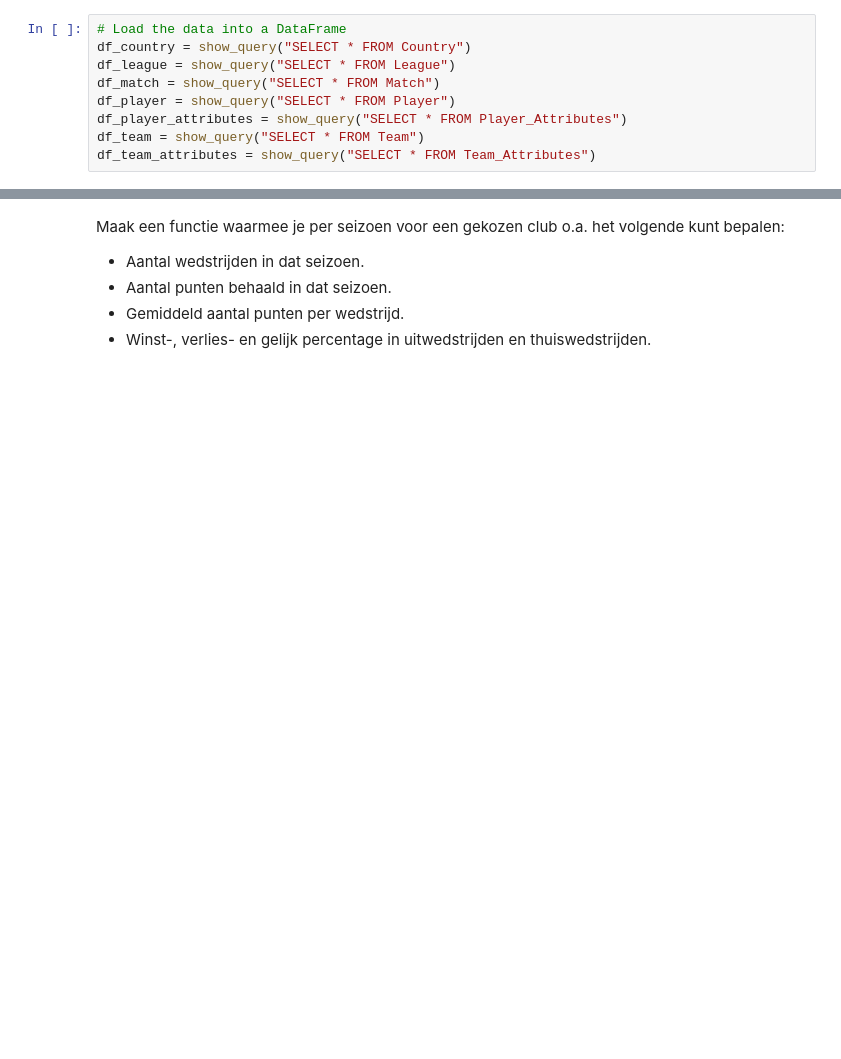
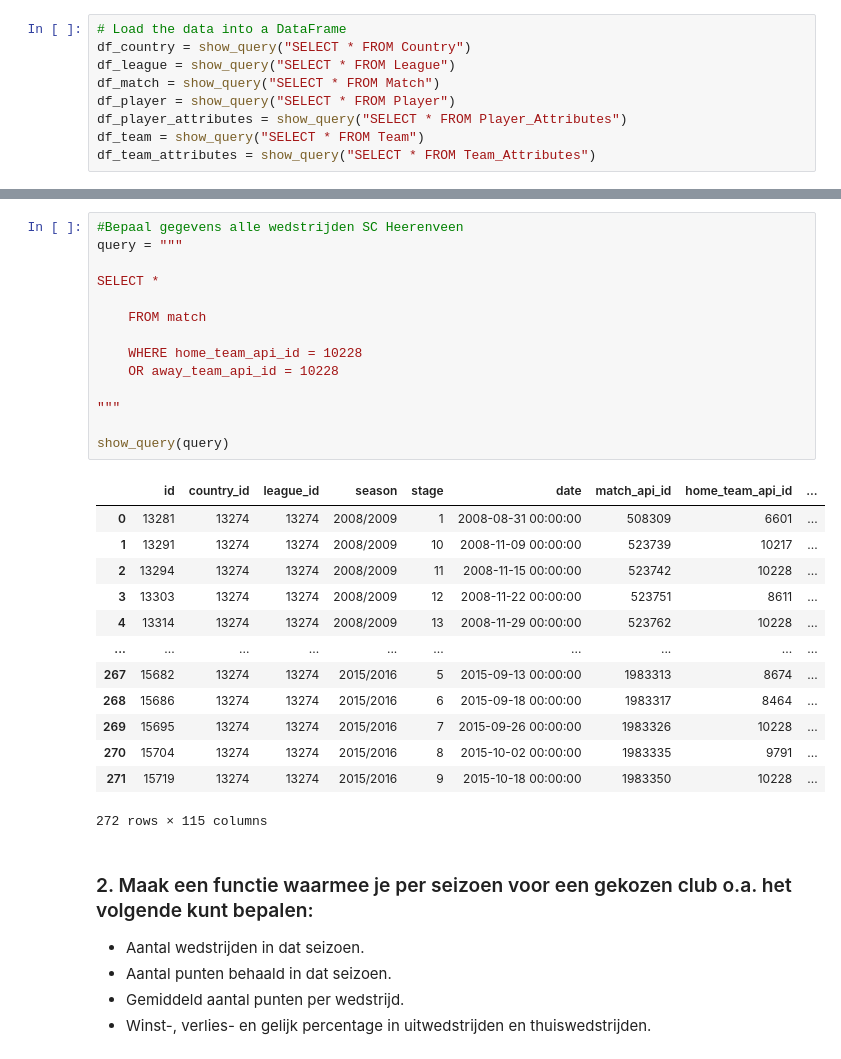
Before and after one commit to BartJeninga/2BDatalab, a Jupyter notebook: DataLab II sprint 2 main.ipynb, the cells around one changed output, grey strips where cells are left out. Saved outputs shown, nothing was run; the diff lists cells and outputs as text; blank space fills up the shorter version.

```diff
--- a/DataLab II sprint 2 main.ipynb
+++ b/DataLab II sprint 2 main.ipynb
@@ -26,5 +70,33 @@ df_team_attributes = show_query("SELECT * FROM Team_Attributes")
+# %%
+#Bepaal gegevens alle wedstrijden SC Heerenveen
+query = """
+
+SELECT *
+
+    FROM match
+
+    WHERE home_team_api_id = 10228
+    OR away_team_api_id = 10228
+
+"""
+
+show_query(query)
+# %% [output]
+|  | id | country_id | league_id | season | stage | date | match_api_id | home_team_api_id | ... |
+| 0 | 13281 | 13274 | 13274 | 2008/2009 | 1 | 2008-08-31 00:00:00 | 508309 | 6601 | ... |
+| 1 | 13291 | 13274 | 13274 | 2008/2009 | 10 | 2008-11-09 00:00:00 | 523739 | 10217 | ... |
+| 2 | 13294 | 13274 | 13274 | 2008/2009 | 11 | 2008-11-15 00:00:00 | 523742 | 10228 | ... |
+| 3 | 13303 | 13274 | 13274 | 2008/2009 | 12 | 2008-11-22 00:00:00 | 523751 | 8611 | ... |
+| 4 | 13314 | 13274 | 13274 | 2008/2009 | 13 | 2008-11-29 00:00:00 | 523762 | 10228 | ... |
+| ... | ... | ... | ... | ... | ... | ... | ... | ... | ... |
+| 267 | 15682 | 13274 | 13274 | 2015/2016 | 5 | 2015-09-13 00:00:00 | 1983313 | 8674 | ... |
+| 268 | 15686 | 13274 | 13274 | 2015/2016 | 6 | 2015-09-18 00:00:00 | 1983317 | 8464 | ... |
+| 269 | 15695 | 13274 | 13274 | 2015/2016 | 7 | 2015-09-26 00:00:00 | 1983326 | 10228 | ... |
+| 270 | 15704 | 13274 | 13274 | 2015/2016 | 8 | 2015-10-02 00:00:00 | 1983335 | 9791 | ... |
+| 271 | 15719 | 13274 | 13274 | 2015/2016 | 9 | 2015-10-18 00:00:00 | 1983350 | 10228 | ... |
+272 rows × 115 columns
 # %% [markdown]
-Maak een functie waarmee je per seizoen voor een gekozen club o.a. het volgende kunt bepalen:
+### 2. Maak een functie waarmee je per seizoen voor een gekozen club o.a. het volgende kunt bepalen:
 
 - Aantal wedstrijden in dat seizoen.
 - Aantal punten behaald in dat seizoen.
```
Also changed, not shown: parts of 10 cells of this notebook.
